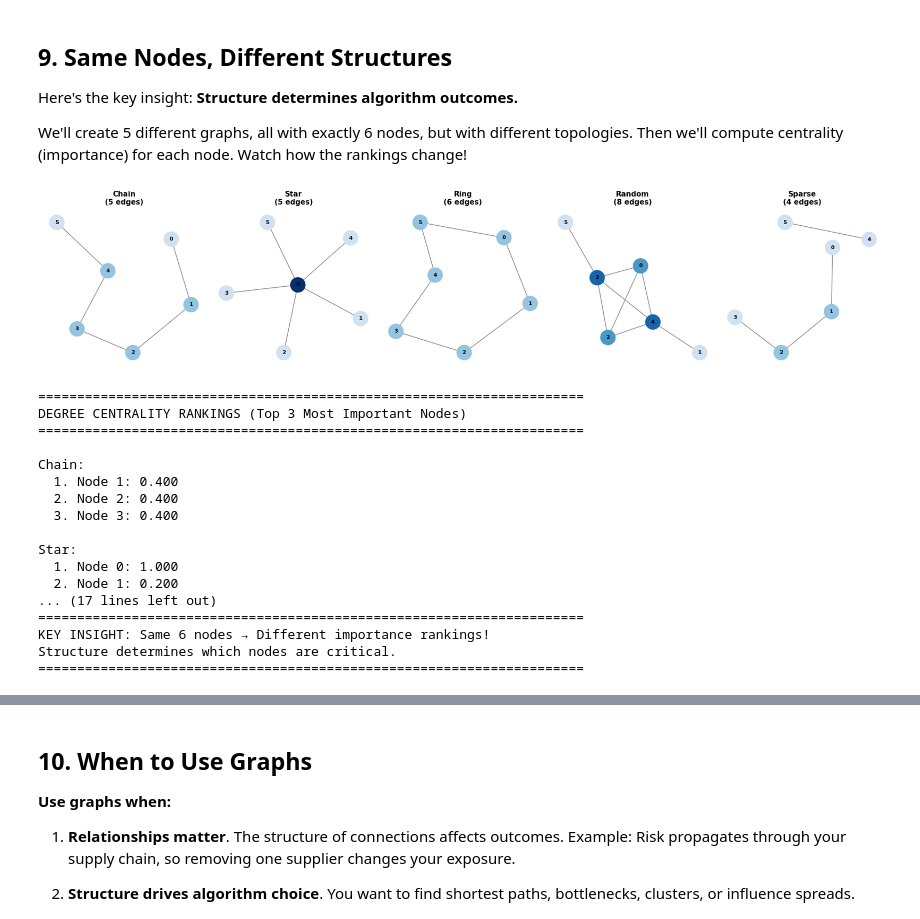
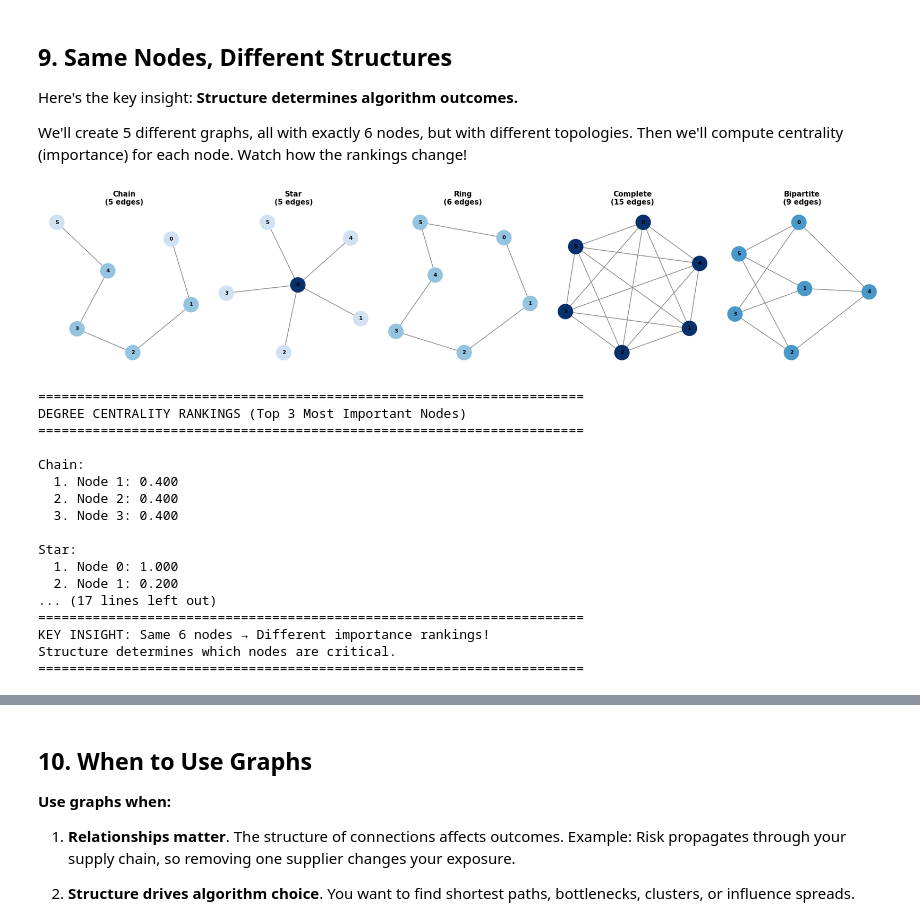
Before and after one commit to marekkucak/graph-analysis-course, a Jupyter notebook: notebooks/01_graph_thinking_and_shapes.ipynb, the cells around one changed output, grey strips where cells are left out. Saved outputs shown, nothing was run; the diff lists cells and outputs as text; code cells hidden in the pictures.

```diff
--- a/notebooks/01_graph_thinking_and_shapes.ipynb
+++ b/notebooks/01_graph_thinking_and_shapes.ipynb
@@ -438,9 +437,9 @@ Degree of each node:
 
 **Reflection**: *Why are complete graphs rare at scale?*
 # %%
-# Create a complete graph
-G_complete = nx.complete_graph(5)
-complete_labels = {i: f'Node{i}' for i in range(5)}
+# Create a complete graph (6 nodes, consistent with other shapes)
+G_complete = nx.complete_graph(6)
+complete_labels = {i: f'Node{i}' for i in range(6)}
 G_complete = nx.relabel_nodes(G_complete, complete_labels)
 
 pos_complete = nx.circular_layout(G_complete)
@@ -462,7 +461,7 @@ for node in sorted(G_complete.nodes()):
 
 # Compare edge counts
 print(f"\n--- Scaling Complete Graphs ---")
-for n in [3, 5, 10, 20, 100]:
+for n in [3, 5, 6, 10, 20, 100]:
     G_test = nx.complete_graph(n)
     edges = G_test.number_of_edges()
     print(f"n={n:3d} nodes → {edges:5d} edges")
@@ -585,14 +582,14 @@ Here's the key insight: **Structure determines algorithm outcomes.**
 
 We'll create 5 different graphs, all with exactly 6 nodes, but with different topologies. Then we'll compute centrality (importance) for each node. Watch how the rankings change!
 # %%
-# Create 5 graphs with same 6 nodes, different structures
+# Create 5 graphs with 6 nodes each, representing the five canonical shapes taught above
 structures = {}
 
 # 1. Chain
 G_chain_6 = nx.path_graph(6)
 structures['Chain'] = G_chain_6
 
-# 2. Star
+# 2. Star (center node is 0, outer nodes are 1-5)
 G_star_6 = nx.star_graph(5)
 structures['Star'] = G_star_6
 
@@ -600,14 +597,23 @@ structures['Star'] = G_star_6
 G_ring_6 = nx.cycle_graph(6)
 structures['Ring'] = G_ring_6
 
-# 4. Random (sparse)
-G_random = nx.erdos_renyi_graph(6, 0.3, seed=42)
-structures['Random'] = G_random
+# 4. Complete (every node connects to every other)
+G_complete_6 = nx.complete_graph(6)
+structures['Complete'] = G_complete_6
 
-# 5. Sparse (just a few connections)
-G_sparse = nx.Graph()
-G_sparse.add_edges_from([(0, 1), (1, 2), (2, 3), (4, 5)])
-structures['Sparse'] = G_sparse
+# 5. Bipartite (3 nodes in group A, 3 in group B; edges only between groups)
+# Group A: nodes 0, 1, 2 (employees)
+# Group B: nodes 3, 4, 5 (projects)
+# Edges create full connections between groups
+G_bipartite_6 = nx.Graph()
+G_bipartite_6.add_nodes_from([0, 1, 2], bipartite=0)  # Group A
+G_bipartite_6.add_nodes_from([3, 4, 5], bipartite=1)  # Group B
+G_bipartite_6.add_edges_from([
+    (0, 3), (0, 4), (0, 5),
+    (1, 3), (1, 4), (1, 5),
+    (2, 3), (2, 4), (2, 5),
+])
+structures['Bipartite'] = G_bipartite_6
 
 # Compute degree centrality for each
 centralities = {}
@@ -621,34 +627,34 @@ for idx, (name, G) in enumerate(structures.items()):
     ax = axes[idx]
     pos = nx.spring_layout(G, seed=42, k=1.5)
 
     # Color nodes by degree centrality (important nodes = darker)
     centrality_values = list(centralities[name].values())
     nx.draw_networkx_nodes(G, pos, node_color=centrality_values, node_size=500,
                           cmap='Blues', ax=ax, vmin=0, vmax=1)
     nx.draw_networkx_edges(G, pos, edge_color='gray', width=1, ax=ax)
     nx.draw_networkx_labels(G, pos, font_size=8, font_weight='bold', ax=ax)
     ax.set_title(f"{name}\n({G.number_of_edges()} edges)", fontsize=11, fontweight='bold')
     ax.axis('off')
 
 plt.tight_layout()
 plt.show()
 
 print("\n" + "="*70)
 print("DEGREE CENTRALITY RANKINGS (Top 3 Most Important Nodes)")
 print("="*70)
 
 for name in structures.keys():
     sorted_centrality = sorted(centralities[name].items(), key=lambda x: x[1], reverse=True)
     print(f"\n{name}:")
     for i, (node, centrality) in enumerate(sorted_centrality[:3], 1):
         print(f"  {i}. Node {node}: {centrality:.3f}")
 
 print("\n" + "="*70)
 print("KEY INSIGHT: Same 6 nodes → Different importance rankings!")
 print("Structure determines which nodes are critical.")
 print("="*70)
 # %% [output]
-[figure, old version]
+[figure, new version]
 ======================================================================
 DEGREE CENTRALITY RANKINGS (Top 3 Most Important Nodes)
 ======================================================================
```
Also changed, not shown: parts of 3 cells of this notebook, 6 other files.
